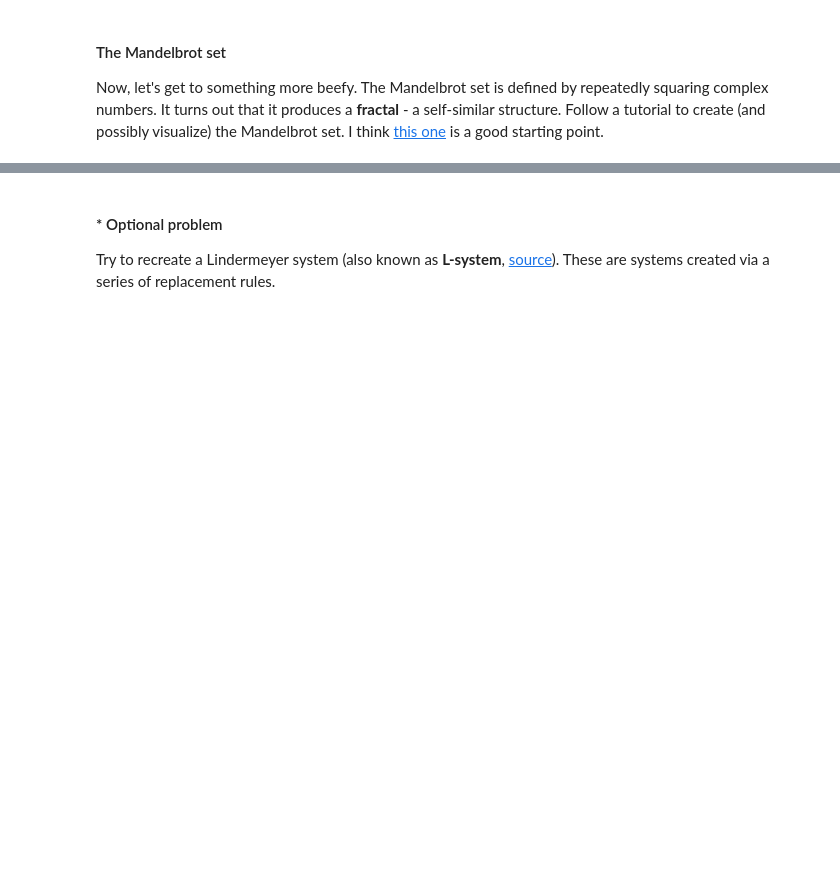
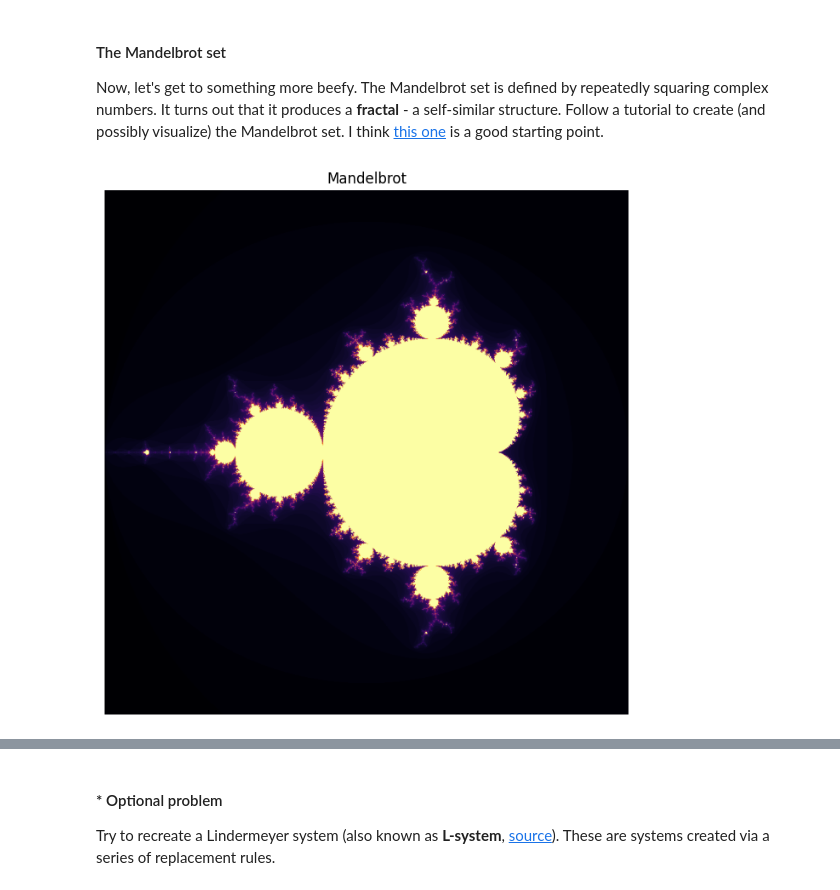
Before and after one commit to plamensve/Math-Concepts, a Jupyter notebook: 02-Basic Algebra/Exercise-Basic-Algebra/Basic Algebra Exercise.ipynb, the cells around one changed output, grey strips where cells are left out. Cells and saved outputs as stored; diff of their text form; code cells hidden in the pictures; blank space fills up the shorter version.

```diff
--- a/02-Basic Algebra/Exercise-Basic-Algebra/Basic Algebra Exercise.ipynb
+++ b/02-Basic Algebra/Exercise-Basic-Algebra/Basic Algebra Exercise.ipynb
@@ -472,0 +539,25 @@ Now, let's get to something more beefy. The Mandelbrot set is defined by repeate
+# %%
+
+width, height = 800, 800
+
+x = np.linspace(-2, 1, width)
+y = np.linspace(-1.5, 1.5, height)
+X, Y = np.meshgrid(x, y)
+C = X + 1j * Y
+Z = np.zeros_like(C)
+iterations = np.zeros(C.shape, dtype=int)
+
+max_iter = 100
+
+for i in range(max_iter):
+    mask = np.abs(Z) <= 2
+    Z[mask] = Z[mask] ** 2 + C[mask]
+    iterations[mask] = i
+
+plt.figure(figsize=(8, 8))
+plt.imshow(iterations, cmap='inferno', extent=(-2, 1, -1.5, 1.5))
+plt.axis('off')
+plt.title('Mandelbrot')
+plt.show()
+# %% [output]
+[figure, added]
```
Also changed, not shown: parts of 12 cells of this notebook, 2 other files.
